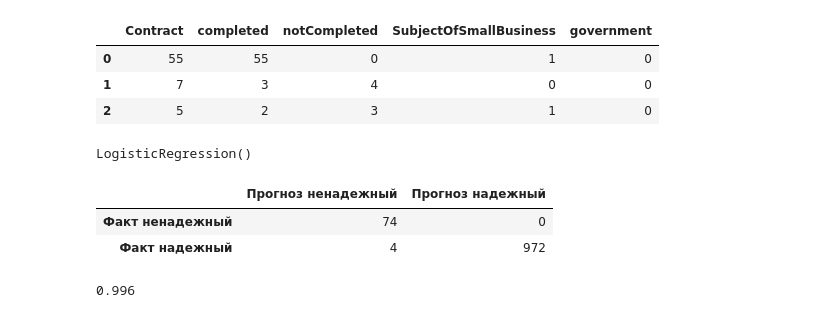
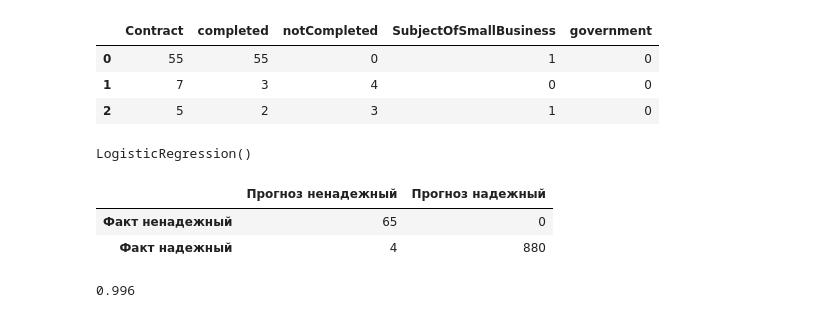
Before and after one commit to Leksandretta/inno_arch, a Jupyter notebook: ml_itog.ipynb, the cells around one changed output. Saved outputs shown, nothing was run; the diff lists cells and outputs as text; code cells hidden in the pictures.

```diff
--- a/ml_itog.ipynb
+++ b/ml_itog.ipynb
@@ -31,3 +29,5 @@ train.head(5)
+# %%
+train = pd.read_csv('/content/dataTRAIN.csv', on_bad_lines='skip')
 # %%
 #Общая информация по данным
 train.info()
@@ -104,17 +104,17 @@ model.fit(X_train, y_train)
 LogisticRegression()
 # %%
 # прогноз на обучающей выборке
-y_pred_df = model.predict(X_train)
+y_pred_train = model.predict(X_train)
 # %%
 # сравнение прогнозных значений с фактическими
-conf_matrix = confusion_matrix(y_df, y_pred_df)
-conf_matrix_df = pd.DataFrame(conf_matrix)
-conf_matrix_df
+conf_matrix = confusion_matrix(y_train, y_pred_train)
+conf_matrix_train = pd.DataFrame(conf_matrix)
+conf_matrix_train
 conf_matrix_labels = pd.DataFrame(conf_matrix, columns = ['Прогноз ненадежный ', 'Прогноз надежный'], index = ['Факт ненадежный', 'Факт надежный'])
 conf_matrix_labels
 # %% [output]
 |  | Прогноз ненадежный | Прогноз надежный |
-| Факт ненадежный | 74 | 0 |
-| Факт надежный | 4 | 972 |
+| Факт ненадежный | 65 | 0 |
+| Факт надежный | 4 | 880 |
 # %%
 # % прогноза
```
Also changed, not shown: parts of 11 cells of this notebook.
